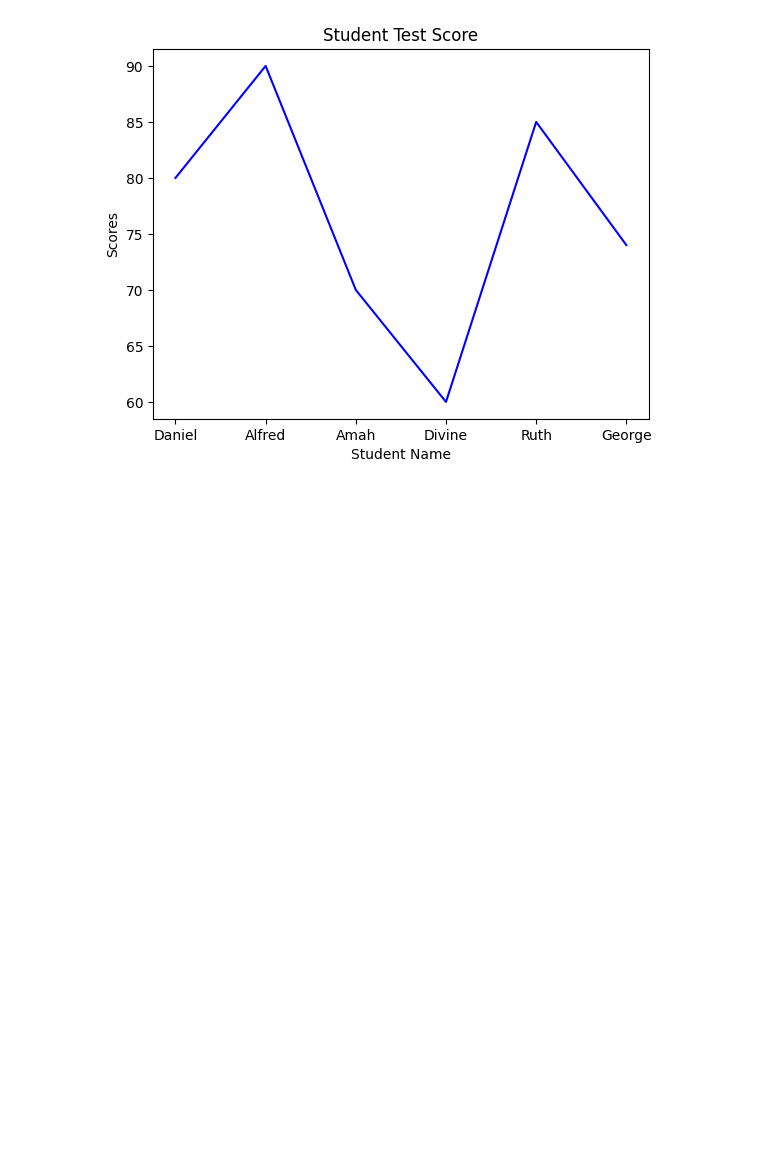
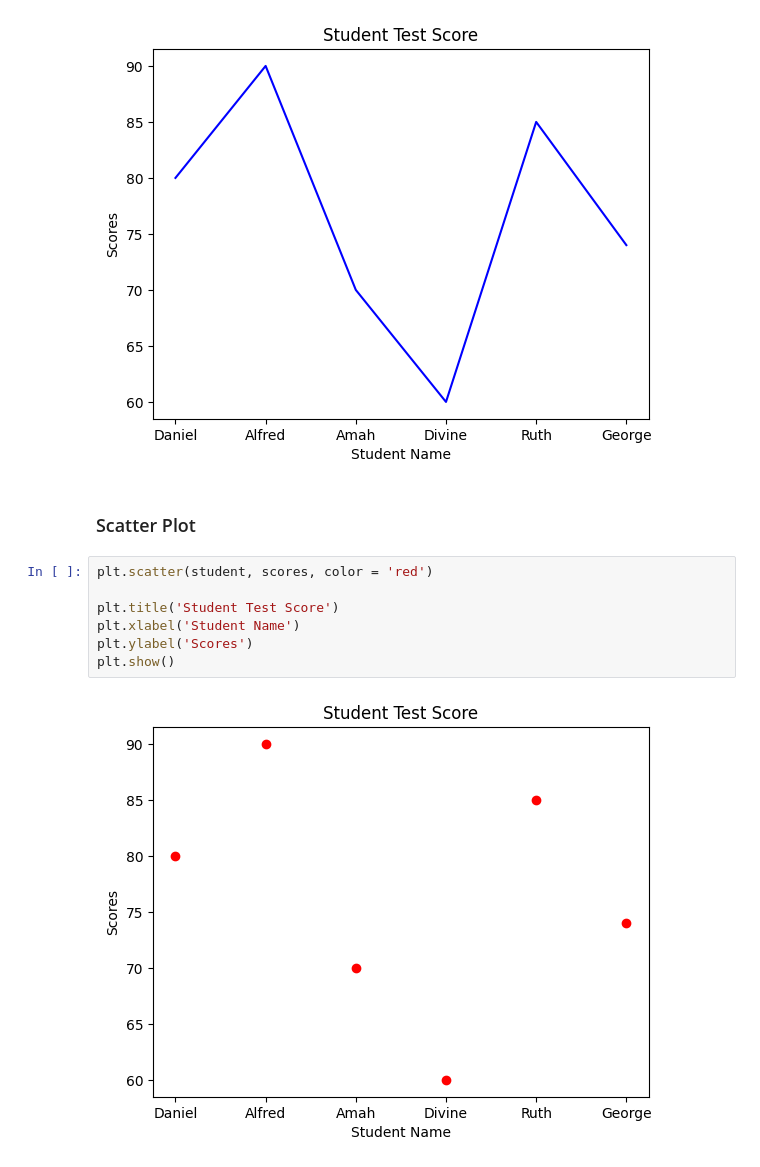
Before and after one commit to joshuatochinwachi/python-cohort-1, a Jupyter notebook: module-2/02_data_visualization_using_Matplotlib_and_Seaborn.ipynb, the cells around one changed output. Saved outputs shown, nothing was run; the diff lists cells and outputs as text; blank space fills up the shorter version.

```diff
--- a/module-2/02_data_visualization_using_Matplotlib_and_Seaborn.ipynb
+++ b/module-2/02_data_visualization_using_Matplotlib_and_Seaborn.ipynb
@@ -40,3 +20,14 @@ plt.ylabel('Scores')
 plt.show()
 # %% [output]
 [figure]
+# %% [markdown]
+### Scatter Plot
+# %%
+plt.scatter(student, scores, color = 'red')
+
+plt.title('Student Test Score')
+plt.xlabel('Student Name')
+plt.ylabel('Scores')
+plt.show()
+# %% [output]
+[figure, added]
```
Also changed, not shown: parts of 26 cells of this notebook, 4 other files.
